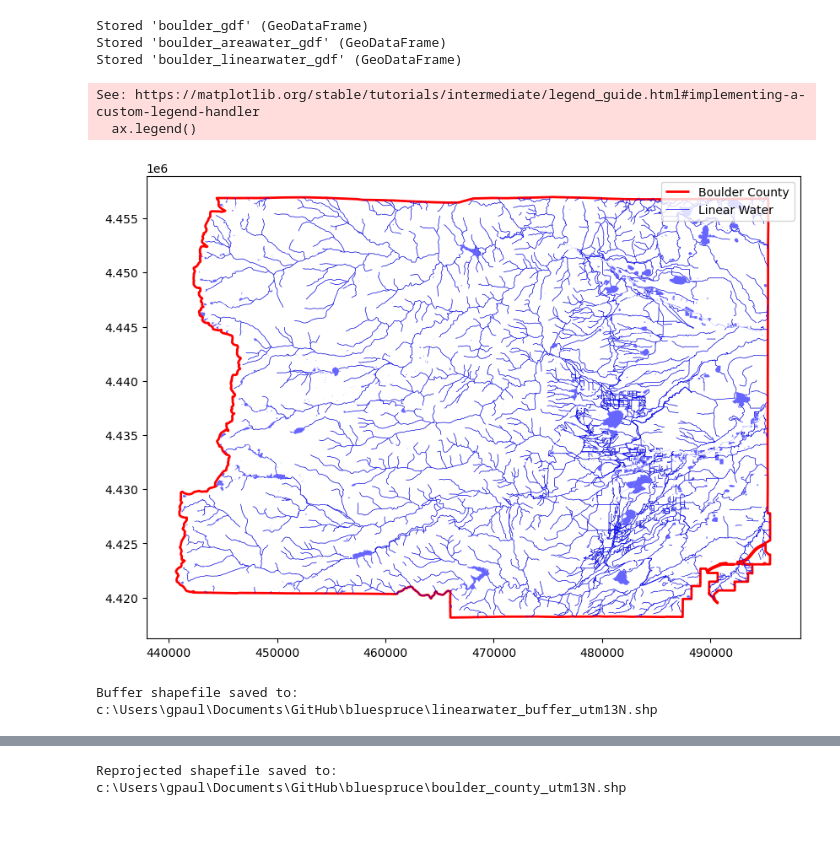
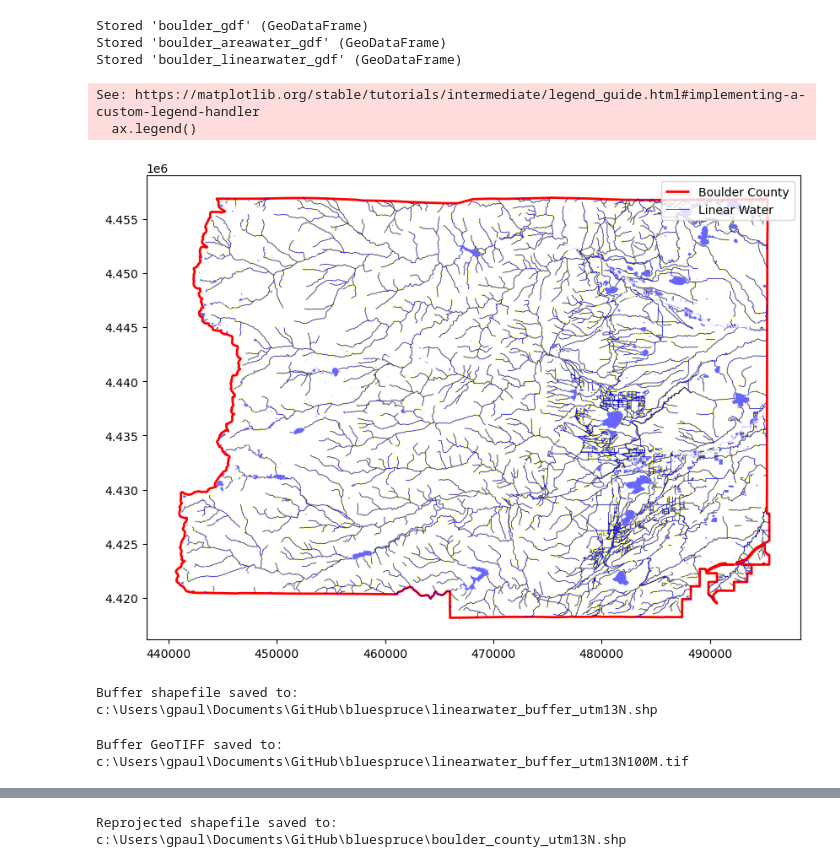
Before and after one commit to gpb3037/bluespruce, a Jupyter notebook: BoulderCountyVector.ipynb, the cells around one changed output, grey strips where cells are left out. Saved outputs shown, nothing was run; the diff lists cells and outputs as text; code cells hidden in the pictures; blank space fills up the shorter version.

Commit message:
change linear water buffer to 100m

```diff
--- a/BoulderCountyVector.ipynb
+++ b/BoulderCountyVector.ipynb
@@ -226,34 +226,78 @@ fig, ax = plt.subplots(figsize=(10, 10))
 
 # Read the shapefiles
 boulder_areawater_gdf = gpd.read_file(ar_path)
 boulder_linearwater_gdf = gpd.read_file(li_path)
 boulder_gdf = gpd.read_file(co_path)
 
 # Reproject to UTM Zone 13N (EPSG:32613)
 boulder_areawater_gdf = boulder_areawater_gdf.to_crs(epsg=32613)
 boulder_linearwater_gdf = boulder_linearwater_gdf.to_crs(epsg=32613)
 boulder_gdf = boulder_gdf.to_crs(epsg=32613)
 
-# Create a 30-meter buffer around linear water features
+# Create a 100-meter buffer around linear water features
 linearwater_buffer_gdf = boulder_linearwater_gdf.copy()
-linearwater_buffer_gdf['geometry'] = linearwater_buffer_gdf.buffer(30)
+linearwater_buffer_gdf['geometry'] = linearwater_buffer_gdf.buffer(100)
 
 # Save the buffer to a shapefile with the UTM 13N CRS
 linearwater_buffer_gdf.to_file(buffer_output_path, driver='ESRI Shapefile')
 
 # Plot the data
 boulder_gdf.boundary.plot(ax=ax, edgecolor='red', linewidth=2, label='Boulder County')
 boulder_areawater_gdf.plot(ax=ax, color='blue', alpha=0.6, label='Area Water')
 boulder_linearwater_gdf.plot(ax=ax, color='blue', linewidth=0.5, label='Linear Water')
 linearwater_buffer_gdf.plot(ax=ax, color='yellow', alpha=0.3, label='30m Buffer')
 
 # Add a legend and show the plot
 ax.legend()
 plt.show()
 
 print(f"Buffer shapefile saved to: {buffer_output_path}")
 # %% [output]
 See: https://matplotlib.org/stable/tutorials/intermediate/legend_guide.html#implementing-a-custom-legend-handler
   ax.legend()
-[figure, old version]
+[figure, new version]
 Buffer shapefile saved to: c:\Users\gpaul\Documents\GitHub\bluespruce\linearwater_buffer_utm13N.shp
+# %%
+import rasterio
+from rasterio.features import rasterize
+from rasterio.transform import from_bounds
+
+# Export the linearwater_buffer to a GeoTIFF
+buffer_tiff_path = os.path.join(cwd, 'linearwater_buffer_utm13N100M.tif')
+
+# Get the bounds and resolution for the raster
+bounds = linearwater_buffer_gdf.total_bounds
+resolution = 30  # 30 meters resolution
+
+# Calculate the number of rows and columns
+width = int((bounds[2] - bounds[0]) / resolution)
+height = int((bounds[3] - bounds[1]) / resolution)
+
+# Create a transform object
+transform = from_bounds(*bounds, width, height)
+
+# Create the raster dataset
+with rasterio.open(
+    buffer_tiff_path,
+    'w',
+    driver='GTiff',
+    height=height,
+    width=width,
+    count=1,
+    dtype=rasterio.uint8,
+    crs='EPSG:32613',
+    transform=transform,
+) as dst:
+    # Rasterize the buffer geometries
+    buffer_array = rasterize(
+        [(geom, 1) for geom in linearwater_buffer_gdf.geometry],
+        out_shape=(height, width),
+        transform=transform,
+        fill=0,
+        dtype=rasterio.uint8,
+    )
+    dst.write(buffer_array, 1)
+
+print(f"Buffer GeoTIFF saved to: {buffer_tiff_path}")
+# %% [output]
+Buffer GeoTIFF saved to: c:\Users\gpaul\Documents\GitHub\bluespruce\linearwater_buffer_utm13N100M.tif
```
Also changed, not shown: parts of 2 cells of this notebook, 6 other files.
